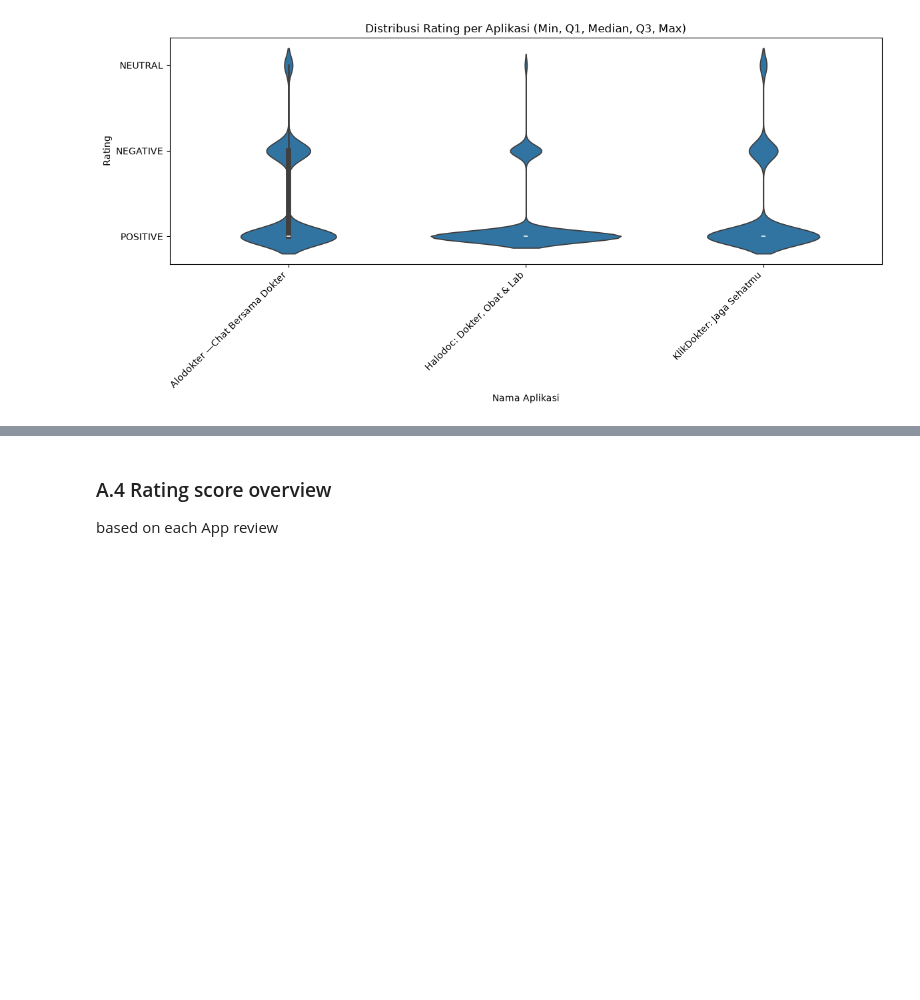
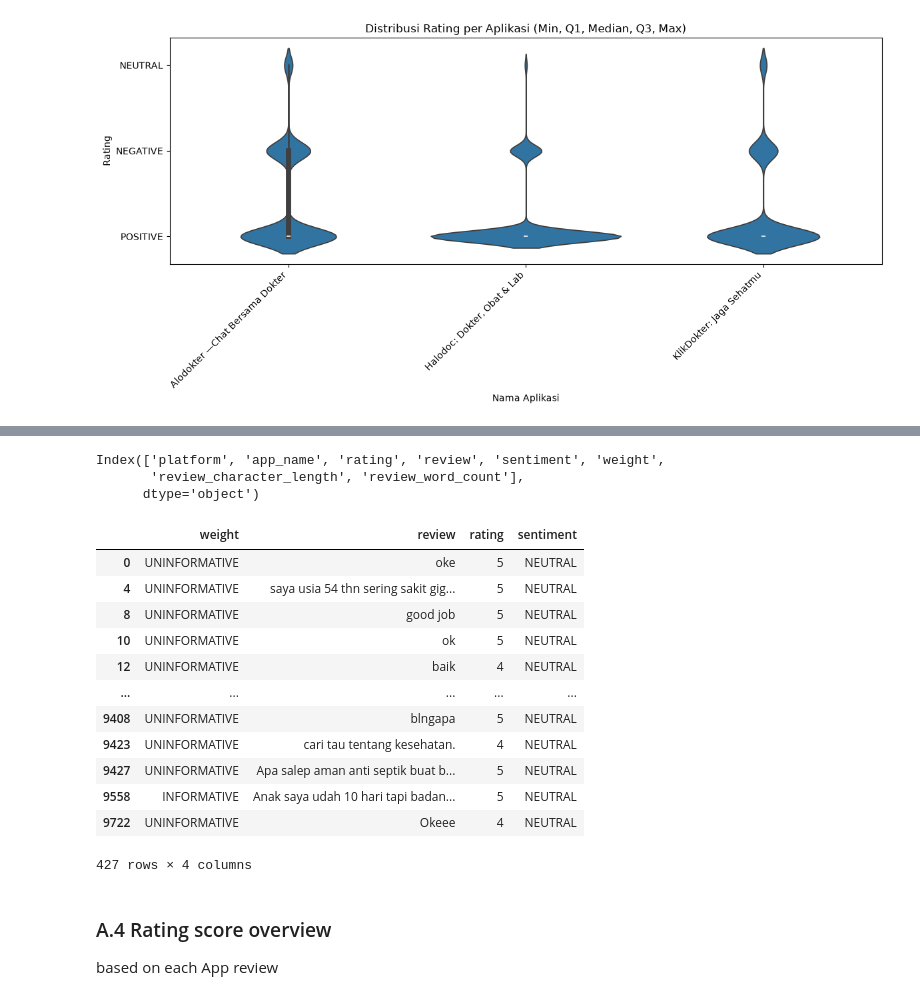
Before and after one commit to AlvinWjy25/telemedicine-sentiment-analysis-MTL, a Jupyter notebook: notebook/EDA.ipynb, the cells around one changed output, grey strips where cells are left out. Drawn from its saved outputs; the diff is of its cells as text; code cells hidden in the pictures; blank space fills up the shorter version.

```diff
--- a/notebook/EDA.ipynb
+++ b/notebook/EDA.ipynb
@@ -213,0 +238,24 @@ plt.show()
+# %%
+df.columns
+# %% [output]
+Index(['platform', 'app_name', 'rating', 'review', 'sentiment', 'weight',
+       'review_character_length', 'review_word_count'],
+      dtype='object')
+# %%
+temp = df[(df['app_name'] == 'Alodokter —Chat Bersama Dokter') & (df['sentiment'] == 'NEUTRAL')]
+pd.set_option("display.max_colwidth", None)
+display(temp[['weight', 'review', 'rating', 'sentiment']])
+# %% [output]
+|  | weight | review | rating | sentiment |
+| 0 | UNINFORMATIVE | oke | 5 | NEUTRAL |
+| 4 | UNINFORMATIVE | saya usia 54 thn sering sakit gig... | 5 | NEUTRAL |
+| 8 | UNINFORMATIVE | good job | 5 | NEUTRAL |
+| 10 | UNINFORMATIVE | ok | 5 | NEUTRAL |
+| 12 | UNINFORMATIVE | baik | 4 | NEUTRAL |
+| ... | ... | ... | ... | ... |
+| 9408 | UNINFORMATIVE | blngapa | 5 | NEUTRAL |
+| 9423 | UNINFORMATIVE | cari tau tentang kesehatan. | 4 | NEUTRAL |
+| 9427 | UNINFORMATIVE | Apa salep aman anti septik buat b... | 5 | NEUTRAL |
+| 9558 | INFORMATIVE | Anak saya udah 10 hari tapi badan... | 5 | NEUTRAL |
+| 9722 | UNINFORMATIVE | Okeee | 4 | NEUTRAL |
+427 rows × 4 columns
```
Also changed, not shown: parts of 47 cells of this notebook.
